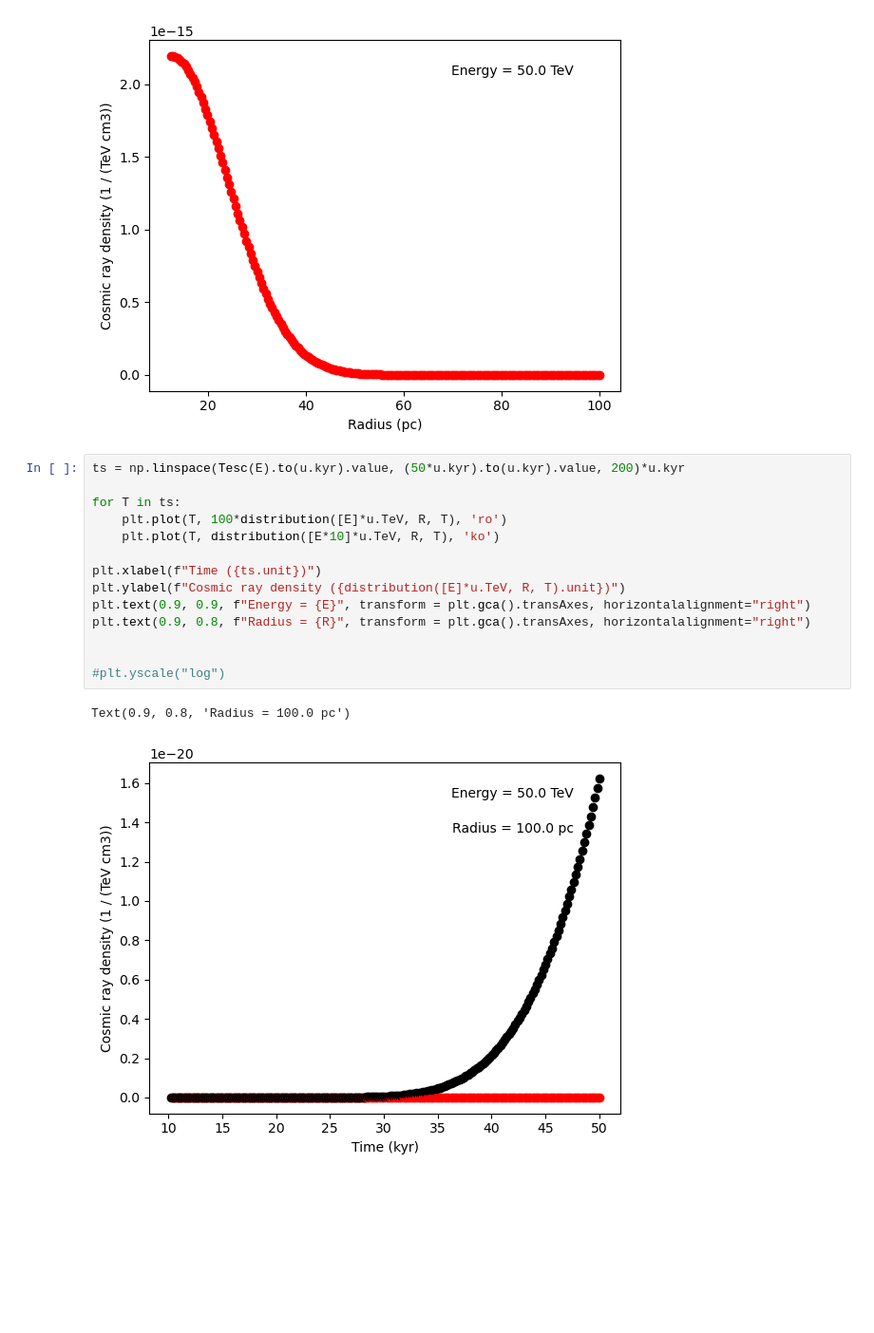
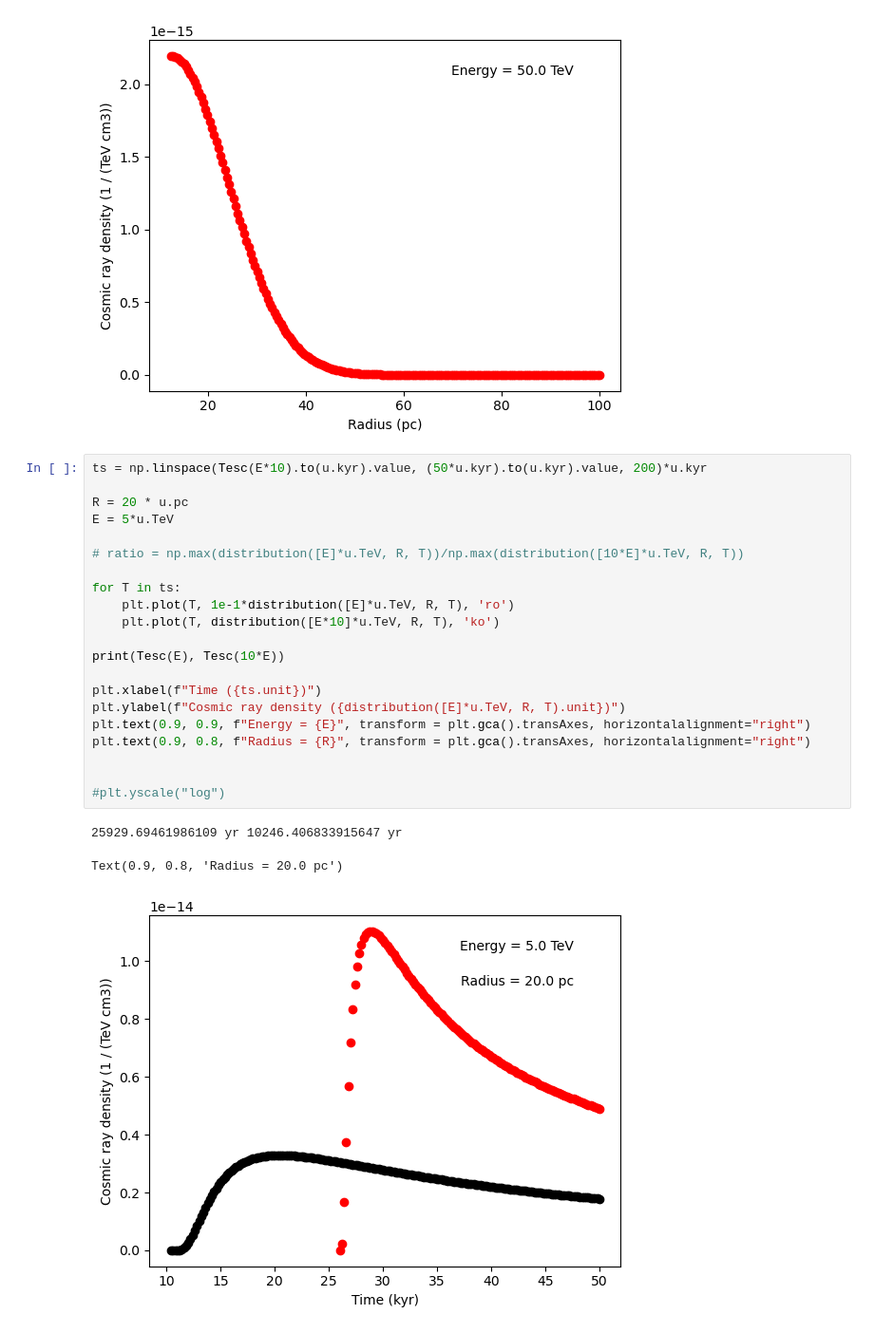
Before and after one commit to JoeBannouna/snr-prac, a Jupyter notebook: ShellInject.ipynb, the cells around one changed output. Shown at 95% size. Cells and saved outputs as stored; diff of their text form; blank space fills up the shorter version.

```diff
--- a/ShellInject.ipynb
+++ b/ShellInject.ipynb
@@ -115,19 +115,27 @@ plt.text(0.9, 0.9, f"Energy = {E}", transform = plt.gca().transAxes, horizontala
 Text(0.9, 0.9, 'Energy = 50.0 TeV')
 [figure]
 # %%
-ts = np.linspace(Tesc(E).to(u.kyr).value, (50*u.kyr).to(u.kyr).value, 200)*u.kyr
+ts = np.linspace(Tesc(E*10).to(u.kyr).value, (50*u.kyr).to(u.kyr).value, 200)*u.kyr
+
+R = 20 * u.pc
+E = 5*u.TeV
+
+# ratio = np.max(distribution([E]*u.TeV, R, T))/np.max(distribution([10*E]*u.TeV, R, T))
 
 for T in ts:
-    plt.plot(T, 100*distribution([E]*u.TeV, R, T), 'ro')
+    plt.plot(T, 1e-1*distribution([E]*u.TeV, R, T), 'ro')
     plt.plot(T, distribution([E*10]*u.TeV, R, T), 'ko')
+
+print(Tesc(E), Tesc(10*E))
 
 plt.xlabel(f"Time ({ts.unit})")
 plt.ylabel(f"Cosmic ray density ({distribution([E]*u.TeV, R, T).unit})")
 plt.text(0.9, 0.9, f"Energy = {E}", transform = plt.gca().transAxes, horizontalalignment="right")
 plt.text(0.9, 0.8, f"Radius = {R}", transform = plt.gca().transAxes, horizontalalignment="right")
 
 
 #plt.yscale("log")
 # %% [output]
-Text(0.9, 0.8, 'Radius = 100.0 pc')
+25929.69461986109 yr 10246.406833915647 yr
+Text(0.9, 0.8, 'Radius = 20.0 pc')
-[figure, old version]
+[figure, new version]
```
Also changed, not shown: parts of 2 cells of this notebook, 1 other file.
